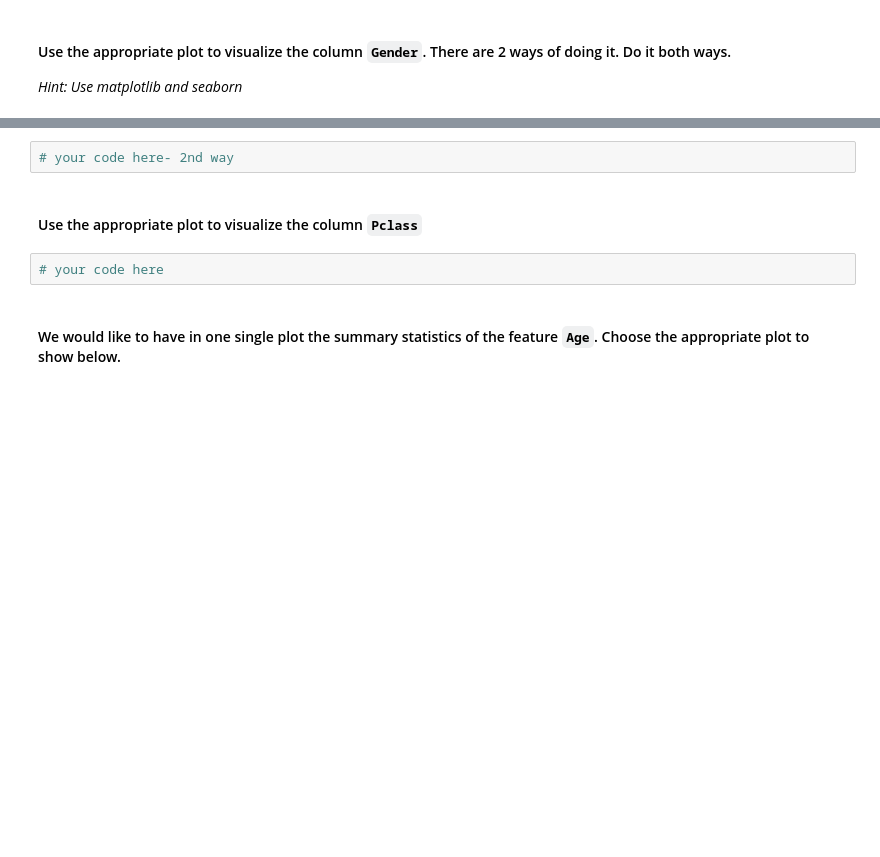
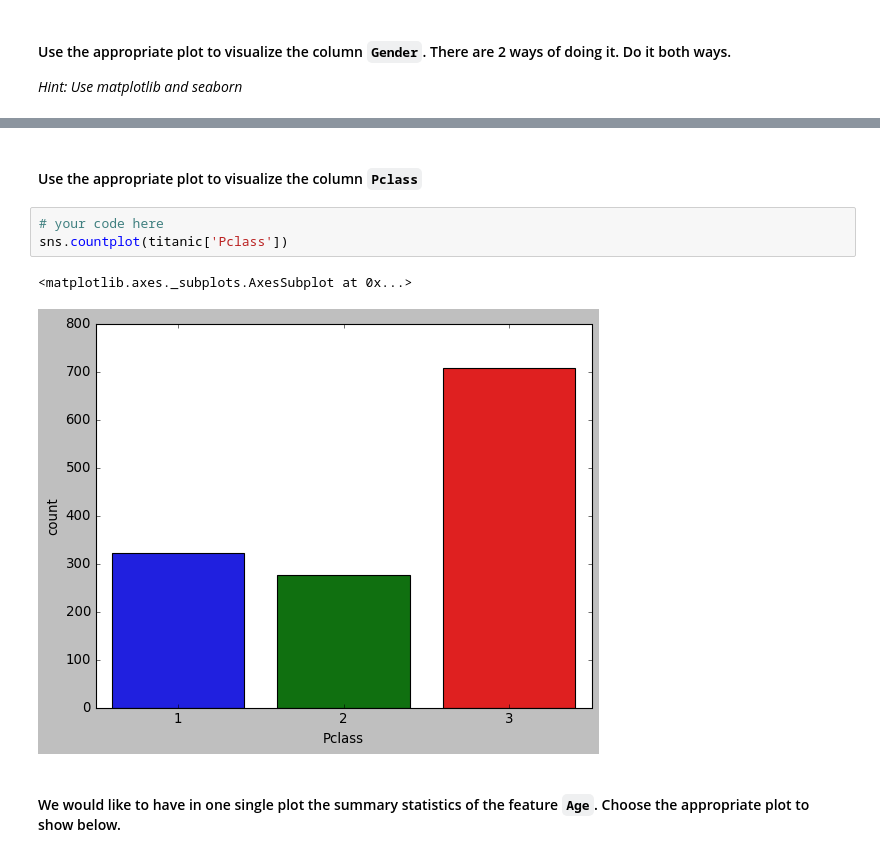
Before and after one commit to Albrodmar/dataptmad1019, a Jupyter notebook: module-2/lab-matplotlib-seaborn/your-code/challenge-3.ipynb, the cells around one changed output, grey strips where cells are left out. Cells and saved outputs as stored; diff of their text form; blank space fills up the shorter version.

```diff
--- a/module-2/lab-matplotlib-seaborn/your-code/challenge-3.ipynb
+++ b/module-2/lab-matplotlib-seaborn/your-code/challenge-3.ipynb
@@ -126,9 +143,11 @@ plt.show()
-# %%
-# your code here- 2nd way
 # %% [markdown]
 #### Use the appropriate plot to visualize the column `Pclass`
 # %%
 # your code here
+sns.countplot(titanic['Pclass'])
+# %% [output]
+<matplotlib.axes._subplots.AxesSubplot at 0x...>
+[figure, added]
 # %% [markdown]
 #### We would like to have in one single plot the summary statistics of the feature `Age`. Choose the appropriate plot to show below.
 # %%
```
Also changed, not shown: parts of 8 cells of this notebook.
